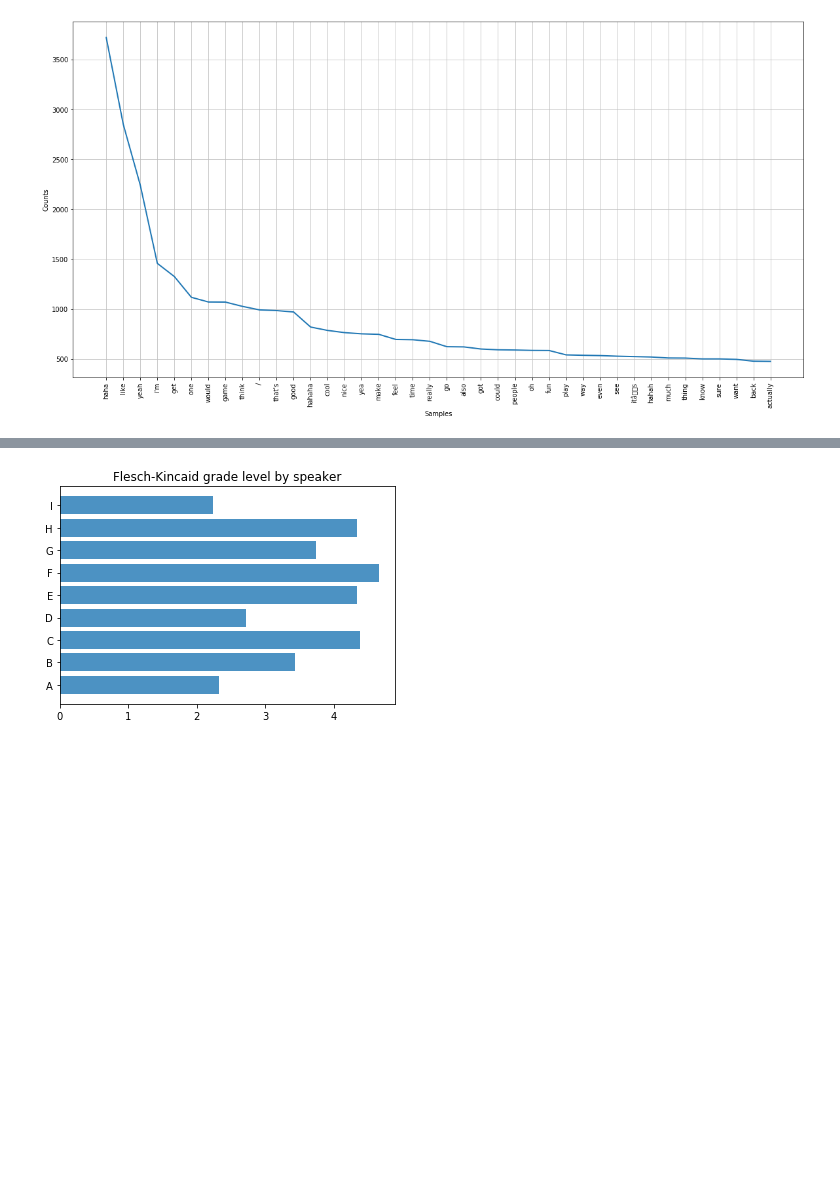
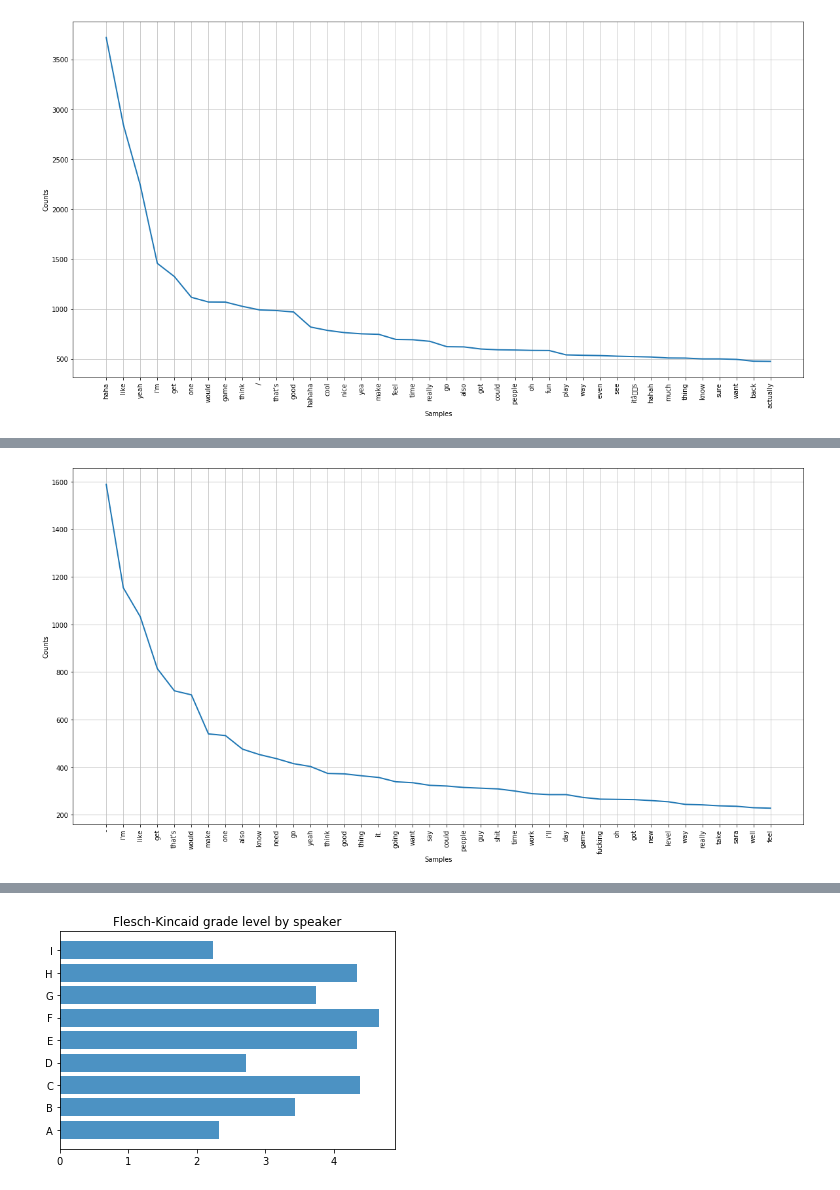
Before and after one commit to bpfrancis/projectsML, a Jupyter notebook: fbChat/analyze.ipynb, the cells around one changed output, grey strips where cells are left out. Cells and saved outputs as stored; diff of their text form; code cells hidden in the pictures; blank space fills up the shorter version.

```diff
--- a/fbChat/analyze.ipynb
+++ b/fbChat/analyze.ipynb
@@ -116,3 +137,9 @@ freq.plot(40, cumulative = False)
+# %%
+freq = nltk.FreqDist(lemmatized_tokens['H'])
+plt.figure(figsize = (20, 10))
+freq.plot(40, cumulative = False)
+# %% [output]
+[figure, added]
 # %%
 # Who's the toughest to read?
 from readability import Readability
```
Also changed, not shown: parts of 9 cells of this notebook, 5 other files.
